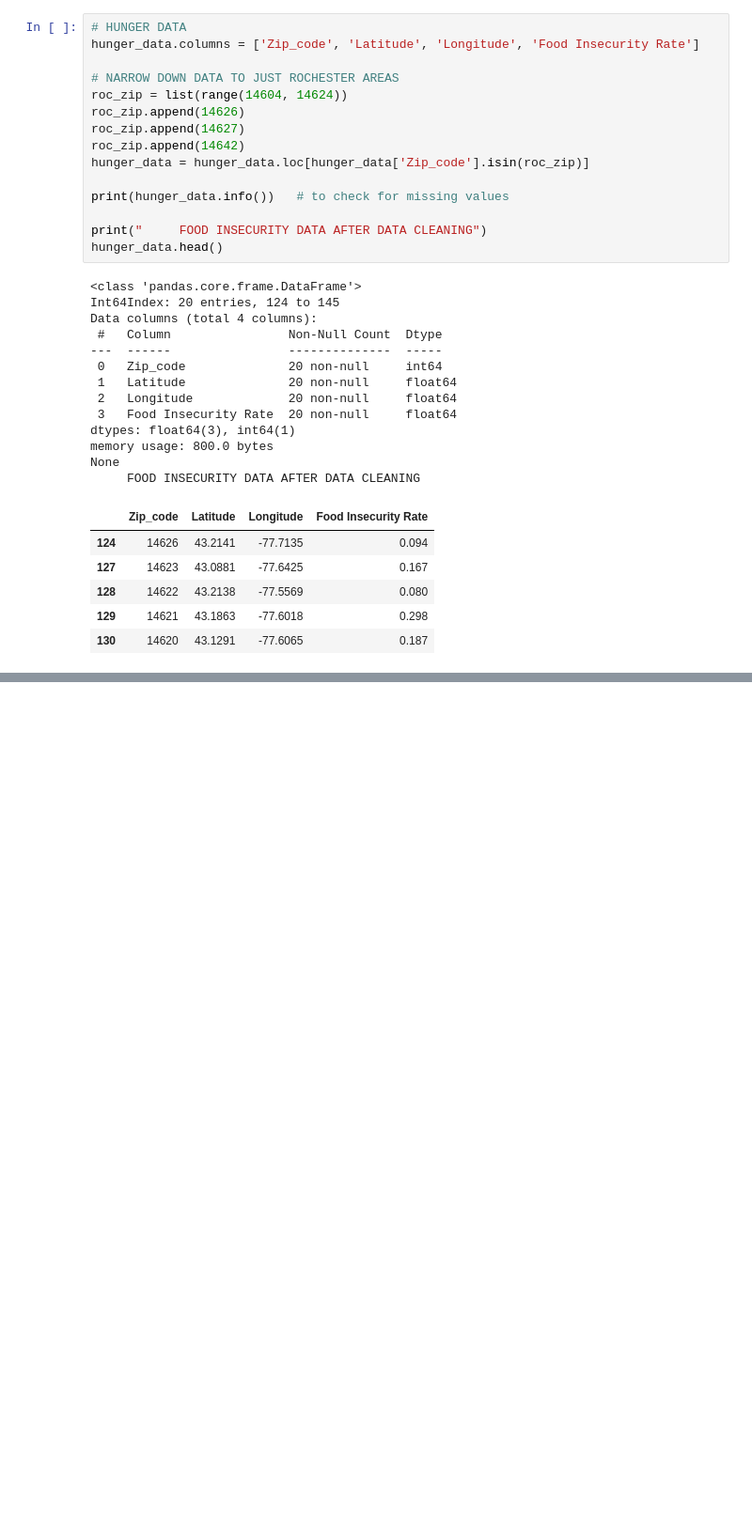
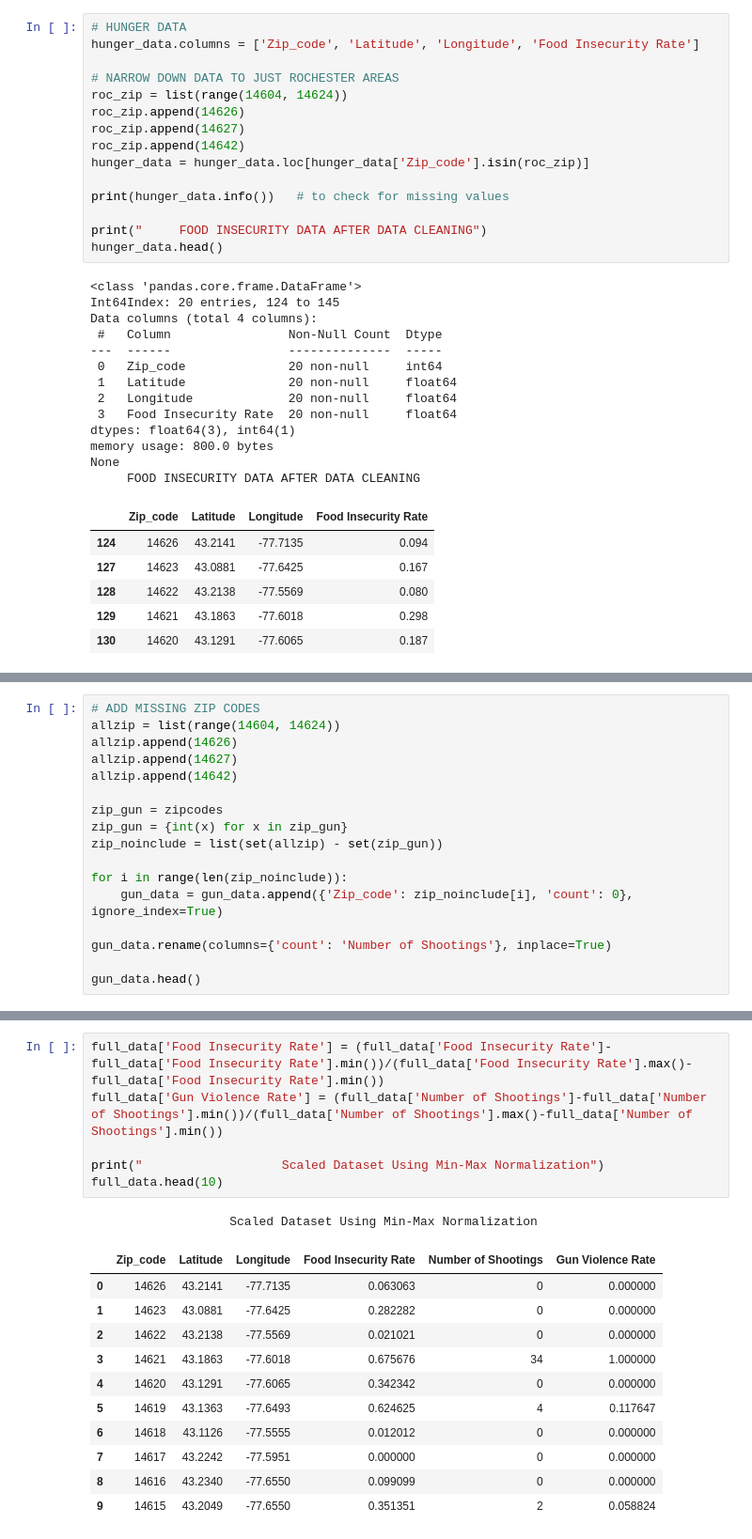
Before and after one commit to javac0f/RocGunHungerEda, a Jupyter notebook: Jared_TryAgain.ipynb, the cells around one changed output, grey strips where cells are left out. Shown at 94% size. Drawn from its saved outputs; the diff is of its cells as text; blank space fills up the shorter version.

```diff
--- a/Jared_TryAgain.ipynb
+++ b/Jared_TryAgain.ipynb
@@ -176,0 +178,17 @@ for i in range(len(gun_lat)):
+# %%
+# ADD MISSING ZIP CODES
+allzip = list(range(14604, 14624))
+allzip.append(14626)
+allzip.append(14627)
+allzip.append(14642)
+
+zip_gun = zipcodes
+zip_gun = {int(x) for x in zip_gun}
+zip_noinclude = list(set(allzip) - set(zip_gun))
+
+for i in range(len(zip_noinclude)):
+    gun_data = gun_data.append({'Zip_code': zip_noinclude[i], 'count': 0}, ignore_index=True)
+
+gun_data.rename(columns={'count': 'Number of Shootings'}, inplace=True)
+
+gun_data.head()
@@ -176,0 +237,19 @@ for i in range(len(gun_lat)):
+# %%
+full_data['Food Insecurity Rate'] = (full_data['Food Insecurity Rate']-full_data['Food Insecurity Rate'].min())/(full_data['Food Insecurity Rate'].max()-full_data['Food Insecurity Rate'].min())
+full_data['Gun Violence Rate'] = (full_data['Number of Shootings']-full_data['Number of Shootings'].min())/(full_data['Number of Shootings'].max()-full_data['Number of Shootings'].min())
+
+print("                   Scaled Dataset Using Min-Max Normalization")
+full_data.head(10)
+# %% [output]
+                   Scaled Dataset Using Min-Max Normalization
+|  | Zip_code | Latitude | Longitude | Food Insecurity Rate | Number of Shootings | Gun Violence Rate |
+| 0 | 14626 | 43.2141 | -77.7135 | 0.063063 | 0 | 0.000000 |
+| 1 | 14623 | 43.0881 | -77.6425 | 0.282282 | 0 | 0.000000 |
+| 2 | 14622 | 43.2138 | -77.5569 | 0.021021 | 0 | 0.000000 |
+| 3 | 14621 | 43.1863 | -77.6018 | 0.675676 | 34 | 1.000000 |
+| 4 | 14620 | 43.1291 | -77.6065 | 0.342342 | 0 | 0.000000 |
+| 5 | 14619 | 43.1363 | -77.6493 | 0.624625 | 4 | 0.117647 |
+| 6 | 14618 | 43.1126 | -77.5555 | 0.012012 | 0 | 0.000000 |
+| 7 | 14617 | 43.2242 | -77.5951 | 0.000000 | 0 | 0.000000 |
+| 8 | 14616 | 43.2340 | -77.6550 | 0.099099 | 0 | 0.000000 |
+| 9 | 14615 | 43.2049 | -77.6550 | 0.351351 | 2 | 0.058824 |
```
Also changed, not shown: parts of 7 cells of this notebook, 1 other file.
